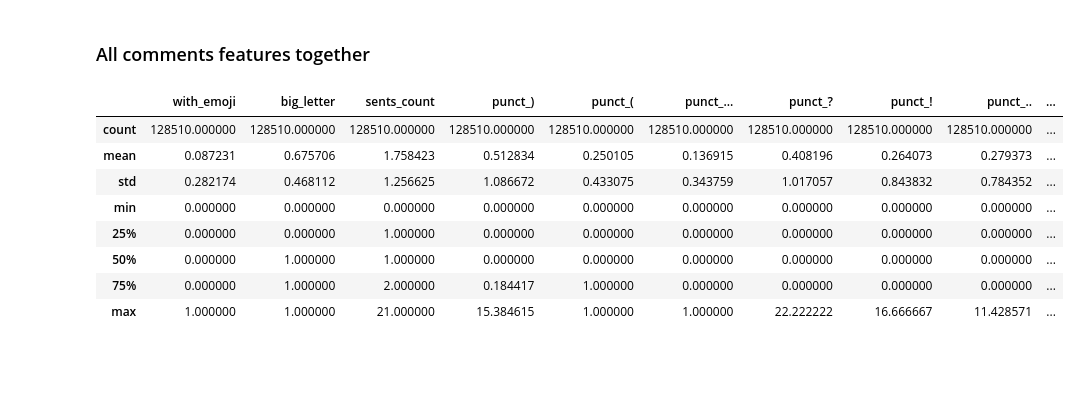
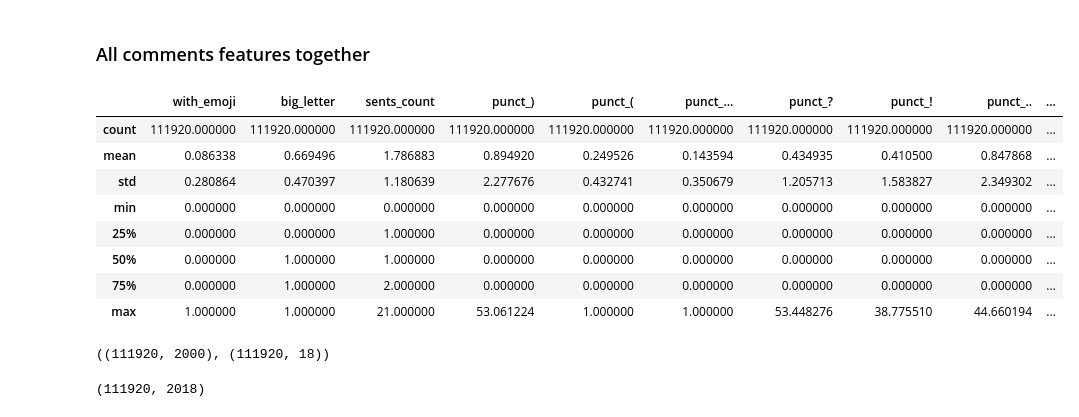
Before and after one commit to EvgenyKashin/CommentsAnalysis, a Jupyter notebook: comments.ipynb, the cells around one changed output. Drawn from its saved outputs; the diff is of its cells as text; code cells hidden in the pictures; blank space fills up the shorter version.

```diff
--- a/comments.ipynb
+++ b/comments.ipynb
@@ -582,6 +799,6 @@ sns.countplot(x='all_sent_upper', hue='is_gum', data=comments)
 # %%
 def punctuation_counts(comments, pattern='\(+', partion=True):
     if partion:
-        return [len(re.findall(pattern, c)) / len(c) * 100 for c in comments]
+        return [sum(len(p) for p in re.findall(pattern, c)) / len(c) * 100 for c in comments]
     else:
         return [1 if len(re.findall(pattern, c)) > 0 else 0 for c in comments]
@@ -601,2 +818,2 @@ comments_list[30:40]
 # %%
-commas = punctuation_counts(comments_list, pattern='[\.]{2,}', partion=False)
+commas = punctuation_counts(comments_list, pattern='[\.]{2,}', partion=True)
@@ -740,33 +970,43 @@ print(baseline_scores.mean(), baseline_scores.stdt())
 # %% [markdown]
 ### All comments features together
 # %%
-def get_comments_features(comments):
+def get_comments_features(coms):
     features = pd.DataFrame()
-    features['with_emoji'] = with_emoji(comments)
-    big_letter, sents_count = sentence_stat(comments_list)
+    features['with_emoji'] = with_emoji(coms)
+    big_letter, sents_count = sentence_stat(coms)
     features['big_letter'] = big_letter
     features['sents_count'] = sents_count
-    features['punct_)'] = punctuation_counts(comments, pattern='\)+')
-    features['punct_('] = punctuation_counts(comments, pattern='\)+', partion=False)
-    features['punct_...'] = punctuation_counts(comments, pattern='\.\.\.', partion=False)
-    features['punct_?'] = punctuation_counts(comments, pattern='\?+')
-    features['punct_!'] = punctuation_counts(comments, pattern='\!+')
-    features['punct_..'] = punctuation_counts(comments, pattern='[\.]{2,}')
-    features['eng_words'] = eng_words(comments, True)
-    features['mean_word_len'] = mean_word_length(comments)
-    features['caps'] = caps_words(comments, True)
+    features['punct_)'] = punctuation_counts(coms, pattern='\)+')
+    features['punct_('] = punctuation_counts(coms, pattern='\)+', partion=False)
+    features['punct_...'] = punctuation_counts(coms, pattern='\.\.\.', partion=False)
+    features['punct_?'] = punctuation_counts(coms, pattern='\?+')
+    features['punct_!'] = punctuation_counts(coms, pattern='\!+')
+    features['punct_..'] = punctuation_counts(coms, pattern='[\.]{2,}')
+    features['punct_1-9'] = punctuation_counts(coms, pattern='[0-9]{1,}')
+    features['punct_"'] = punctuation_counts(coms, pattern='".+"')
+    features['eng_words'] = eng_words(coms, True)
+    features['mean_word_len'] = mean_word_length(coms)
+    features['caps'] = caps_words(coms, True)
+    features['em_proportion_rep'] = comments['em_proportion_rep'].values
+    features['em_proportion_no_rep'] = comments['em_proportion_no_rep'].values
+    features['adj_proportion'] = adj_proportion
+    features['abc_proportion'] = comments['abc_proportion'].values
     return features
 # %%
-features = get_comments_features(comments_list)
+comment_features = get_comments_features(comments_list)
 # %%
-features.describe()
+comment_features.describe()
 # %% [output]
 |  | with_emoji | big_letter | sents_count | punct_) | punct_( | punct_... | punct_? | punct_! | punct_.. | ... |
-| count | 128510.000000 | 128510.000000 | 128510.000000 | 128510.000000 | 128510.000000 | 128510.000000 | 128510.000000 | 128510.000000 | 128510.000000 | ... |
-| mean | 0.087231 | 0.675706 | 1.758423 | 0.512834 | 0.250105 | 0.136915 | 0.408196 | 0.264073 | 0.279373 | ... |
-| std | 0.282174 | 0.468112 | 1.256625 | 1.086672 | 0.433075 | 0.343759 | 1.017057 | 0.843832 | 0.784352 | ... |
+| count | 111920.000000 | 111920.000000 | 111920.000000 | 111920.000000 | 111920.000000 | 111920.000000 | 111920.000000 | 111920.000000 | 111920.000000 | ... |
+| mean | 0.086338 | 0.669496 | 1.786883 | 0.894920 | 0.249526 | 0.143594 | 0.434935 | 0.410500 | 0.847868 | ... |
+| std | 0.280864 | 0.470397 | 1.180639 | 2.277676 | 0.432741 | 0.350679 | 1.205713 | 1.583827 | 2.349302 | ... |
 | min | 0.000000 | 0.000000 | 0.000000 | 0.000000 | 0.000000 | 0.000000 | 0.000000 | 0.000000 | 0.000000 | ... |
 | 25% | 0.000000 | 0.000000 | 1.000000 | 0.000000 | 0.000000 | 0.000000 | 0.000000 | 0.000000 | 0.000000 | ... |
 | 50% | 0.000000 | 1.000000 | 1.000000 | 0.000000 | 0.000000 | 0.000000 | 0.000000 | 0.000000 | 0.000000 | ... |
-| 75% | 0.000000 | 1.000000 | 2.000000 | 0.184417 | 1.000000 | 0.000000 | 0.000000 | 0.000000 | 0.000000 | ... |
-| max | 1.000000 | 1.000000 | 21.000000 | 15.384615 | 1.000000 | 1.000000 | 22.222222 | 16.666667 | 11.428571 | ... |
+| 75% | 0.000000 | 1.000000 | 2.000000 | 0.000000 | 0.000000 | 0.000000 | 0.000000 | 0.000000 | 0.000000 | ... |
+| max | 1.000000 | 1.000000 | 21.000000 | 53.061224 | 1.000000 | 1.000000 | 53.448276 | 38.775510 | 44.660194 | ... |
+# %%
+word_char_features.shape, comment_features.shape # meta_features.shape
+# %% [output]
+((111920, 2000), (111920, 18))
@@ -772,0 +1015,4 @@ features.describe()
+# %%
+X.shape
+# %% [output]
+(111920, 2018)
```
Also changed, not shown: parts of 136 cells of this notebook.
